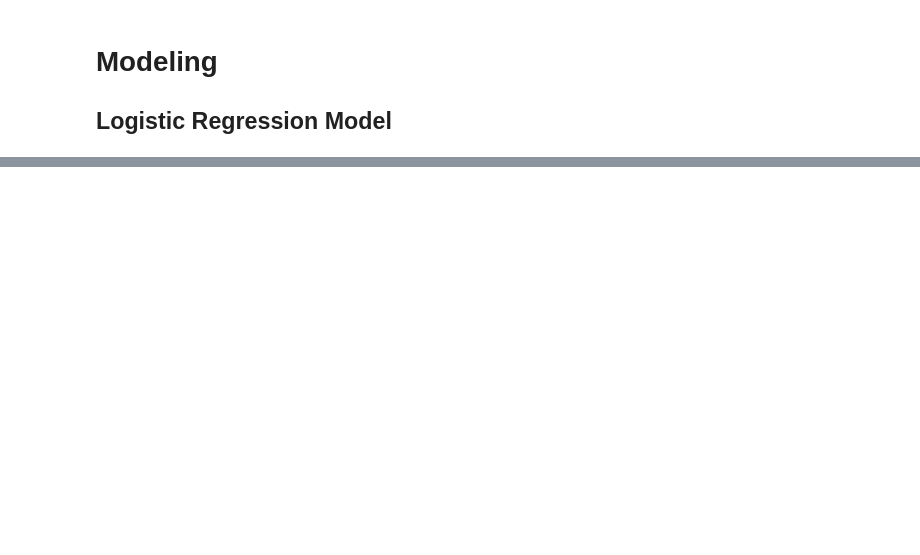
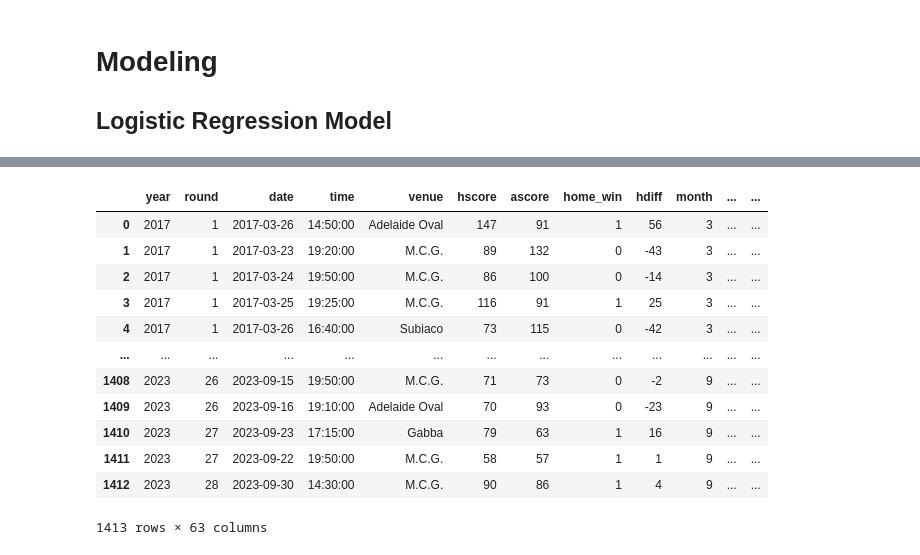
Before and after one commit to LeonViti/AFL, a Jupyter notebook: afl_modelling.ipynb, the cells around one changed output, grey strips where cells are left out. Cells and saved outputs as stored; diff of their text form; code cells hidden in the pictures; blank space fills up the shorter version.

```diff
--- a/afl_modelling.ipynb
+++ b/afl_modelling.ipynb
@@ -28,0 +46,27 @@ pd.read_csv('fixture.csv')
+# %%
+# convert to datetime dtype and extract month and day
+fixture['date'] = pd.to_datetime(fixture['date'])
+fixture['month'] = fixture['date'].dt.month
+fixture['day'] = fixture['date'].dt.day_name()
+
+# Removing colons and converting time to integer
+fixture['time_int'] = fixture['time'].str.replace(':', '').astype(int) / 100
+fixture['time_int'] = fixture['time_int'].astype(int)
+
+# convert dataframe to one-hot vector
+fixture_oh = pd.get_dummies(fixture, columns=['region', 'hteam', 'ateam', 'day'], dtype='int')
+fixture_oh
+# %% [output]
+|  | year | round | date | time | venue | hscore | ascore | home_win | hdiff | month | ... | ... |
+| 0 | 2017 | 1 | 2017-03-26 | 14:50:00 | Adelaide Oval | 147 | 91 | 1 | 56 | 3 | ... | ... |
+| 1 | 2017 | 1 | 2017-03-23 | 19:20:00 | M.C.G. | 89 | 132 | 0 | -43 | 3 | ... | ... |
+| 2 | 2017 | 1 | 2017-03-24 | 19:50:00 | M.C.G. | 86 | 100 | 0 | -14 | 3 | ... | ... |
+| 3 | 2017 | 1 | 2017-03-25 | 19:25:00 | M.C.G. | 116 | 91 | 1 | 25 | 3 | ... | ... |
+| 4 | 2017 | 1 | 2017-03-26 | 16:40:00 | Subiaco | 73 | 115 | 0 | -42 | 3 | ... | ... |
+| ... | ... | ... | ... | ... | ... | ... | ... | ... | ... | ... | ... | ... |
+| 1408 | 2023 | 26 | 2023-09-15 | 19:50:00 | M.C.G. | 71 | 73 | 0 | -2 | 9 | ... | ... |
+| 1409 | 2023 | 26 | 2023-09-16 | 19:10:00 | Adelaide Oval | 70 | 93 | 0 | -23 | 9 | ... | ... |
+| 1410 | 2023 | 27 | 2023-09-23 | 17:15:00 | Gabba | 79 | 63 | 1 | 16 | 9 | ... | ... |
+| 1411 | 2023 | 27 | 2023-09-22 | 19:50:00 | M.C.G. | 58 | 57 | 1 | 1 | 9 | ... | ... |
+| 1412 | 2023 | 28 | 2023-09-30 | 14:30:00 | M.C.G. | 90 | 86 | 1 | 4 | 9 | ... | ... |
+1413 rows × 63 columns
```
Also changed, not shown: parts of 8 cells of this notebook, 3 other files.
